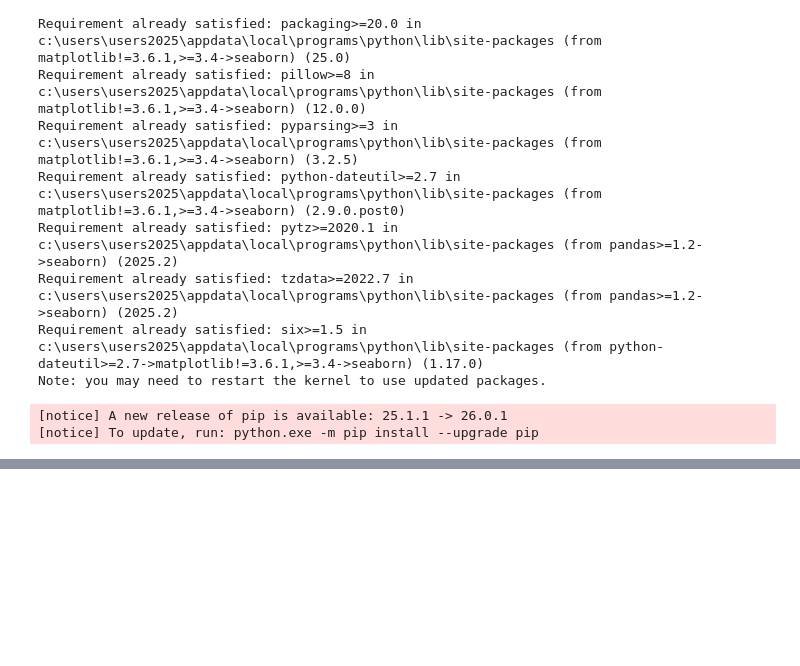
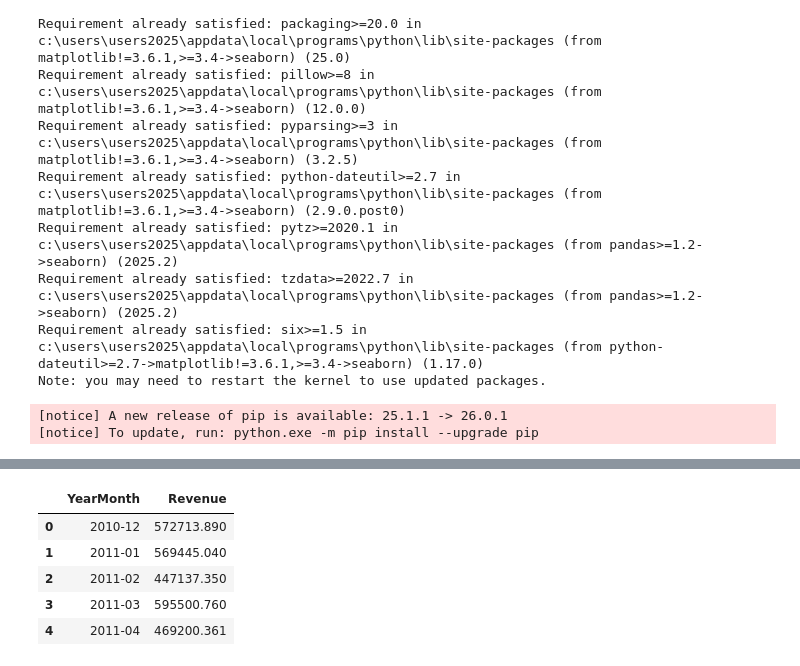
Before and after one commit to Khadija-de/ecommerce-sales-analysis-python., a Jupyter notebook: sales-analysis.ipynb, the cells around one changed output, grey strips where cells are left out. Saved outputs shown, nothing was run; the diff lists cells and outputs as text; code cells hidden in the pictures; blank space fills up the shorter version.

```diff
--- a/sales-analysis.ipynb
+++ b/sales-analysis.ipynb
@@ -26,0 +160,10 @@ import seaborn as sns
+# %%
+#show the first rows
+monthly_revenue.head()
+# %% [output]
+|  | YearMonth | Revenue |
+| 0 | 2010-12 | 572713.890 |
+| 1 | 2011-01 | 569445.040 |
+| 2 | 2011-02 | 447137.350 |
+| 3 | 2011-03 | 595500.760 |
+| 4 | 2011-04 | 469200.361 |
```
Also changed, not shown: parts of 25 cells of this notebook, 1 other file.
